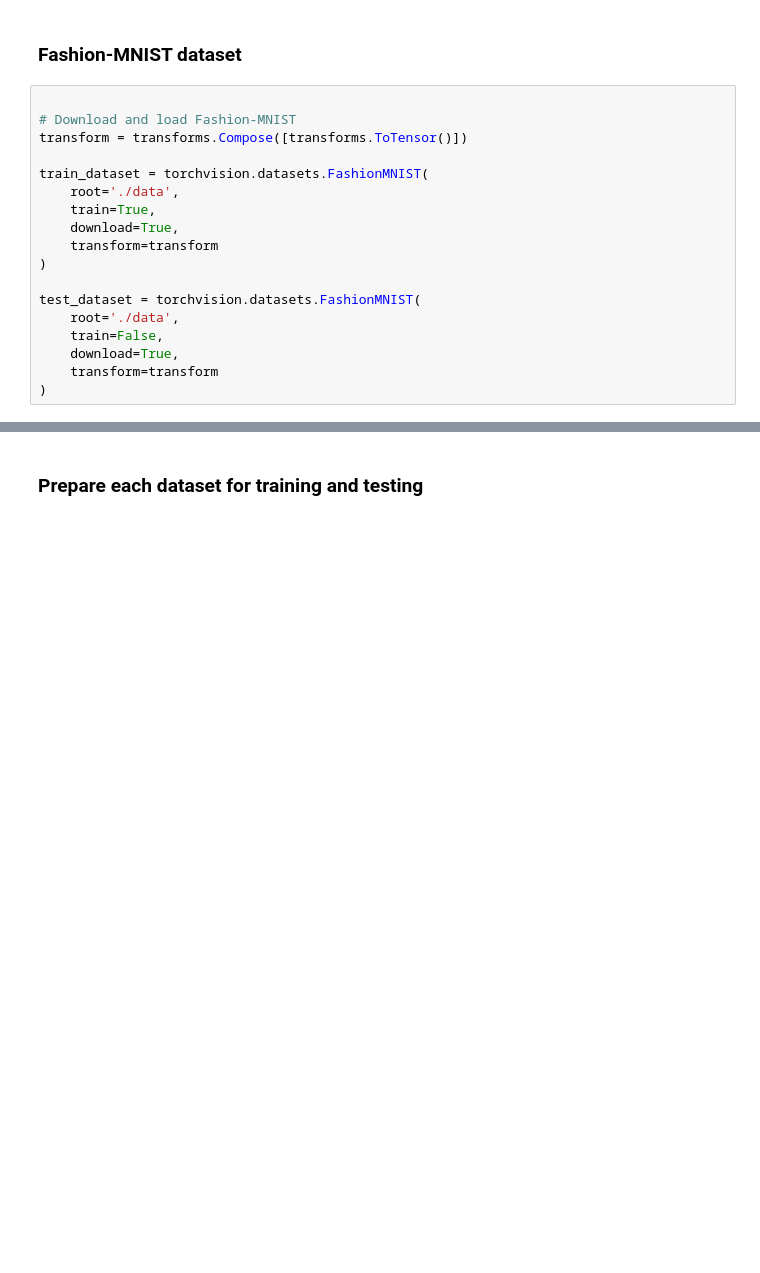
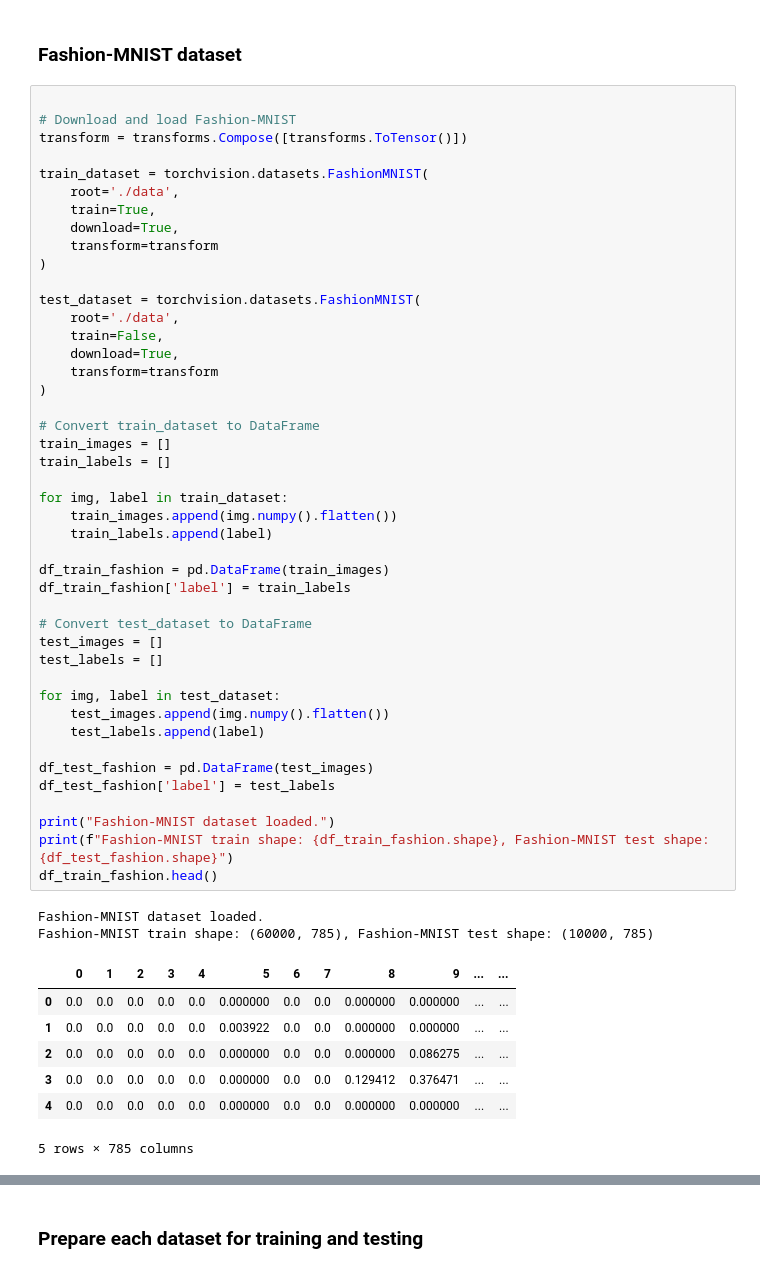
Before and after one commit to grantxxcoder/25849646rw441Assignment3, a Jupyter notebook: src/code.ipynb, the cells around one changed output, grey strips where cells are left out. Saved outputs shown, nothing was run; the diff lists cells and outputs as text; blank space fills up the shorter version.

```diff
--- a/src/code.ipynb
+++ b/src/code.ipynb
@@ -39,18 +81,54 @@ df_covtype.head()
 # %%
 
 # Download and load Fashion-MNIST
 transform = transforms.Compose([transforms.ToTensor()])
 
 train_dataset = torchvision.datasets.FashionMNIST(
     root='./data',
     train=True,
     download=True,
     transform=transform
 )
 
 test_dataset = torchvision.datasets.FashionMNIST(
     root='./data',
     train=False,
     download=True,
     transform=transform
 )
+
+# Convert train_dataset to DataFrame
+train_images = []
+train_labels = []
+
+for img, label in train_dataset:
+    train_images.append(img.numpy().flatten())
+    train_labels.append(label)
+
+df_train_fashion = pd.DataFrame(train_images)
+df_train_fashion['label'] = train_labels
+
+# Convert test_dataset to DataFrame
+test_images = []
+test_labels = []
+
+for img, label in test_dataset:
+    test_images.append(img.numpy().flatten())
+    test_labels.append(label)
+
+df_test_fashion = pd.DataFrame(test_images)
+df_test_fashion['label'] = test_labels
+
+print("Fashion-MNIST dataset loaded.")
+print(f"Fashion-MNIST train shape: {df_train_fashion.shape}, Fashion-MNIST test shape: {df_test_fashion.shape}")
+df_train_fashion.head()
+# %% [output]
+Fashion-MNIST dataset loaded.
+Fashion-MNIST train shape: (60000, 785), Fashion-MNIST test shape: (10000, 785)
+|  | 0 | 1 | 2 | 3 | 4 | 5 | 6 | 7 | 8 | 9 | ... | ... |
+| 0 | 0.0 | 0.0 | 0.0 | 0.0 | 0.0 | 0.000000 | 0.0 | 0.0 | 0.000000 | 0.000000 | ... | ... |
+| 1 | 0.0 | 0.0 | 0.0 | 0.0 | 0.0 | 0.003922 | 0.0 | 0.0 | 0.000000 | 0.000000 | ... | ... |
+| 2 | 0.0 | 0.0 | 0.0 | 0.0 | 0.0 | 0.000000 | 0.0 | 0.0 | 0.000000 | 0.086275 | ... | ... |
+| 3 | 0.0 | 0.0 | 0.0 | 0.0 | 0.0 | 0.000000 | 0.0 | 0.0 | 0.129412 | 0.376471 | ... | ... |
+| 4 | 0.0 | 0.0 | 0.0 | 0.0 | 0.0 | 0.000000 | 0.0 | 0.0 | 0.000000 | 0.000000 | ... | ... |
+5 rows × 785 columns
```
Also changed, not shown: parts of 28 cells of this notebook, 3 other files.
